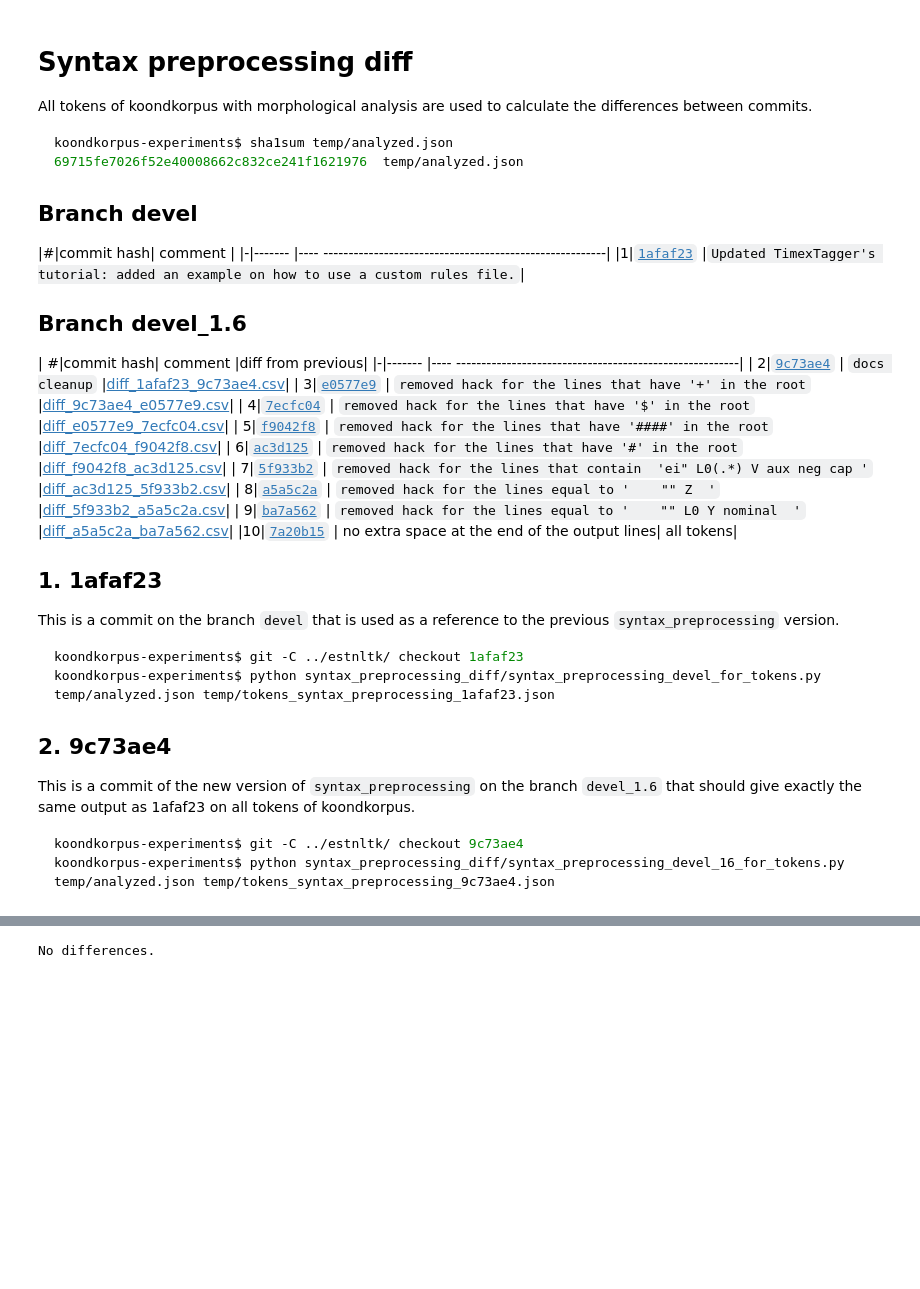
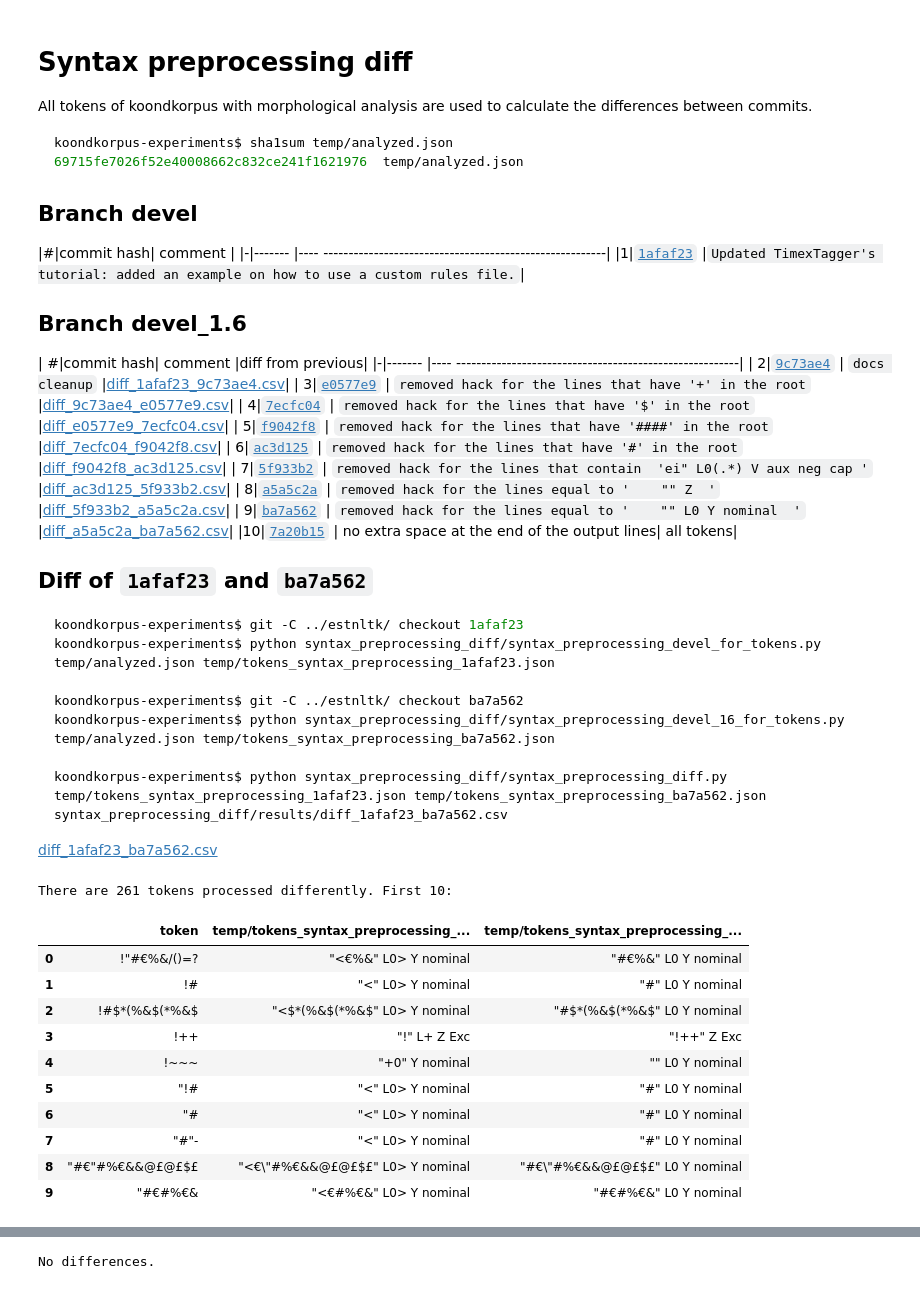
Before and after one commit to estnltk/koondkorpus-experiments, a Jupyter notebook: syntax_preprocessing_diff/syntax_preprocessing_diff.ipynb, the cells around one changed output, grey strips where cells are left out. Drawn from its saved outputs; the diff is of its cells as text; code cells hidden in the pictures; blank space fills up the shorter version.

Commit message:
added overall diff

````diff
--- a/syntax_preprocessing_diff/syntax_preprocessing_diff.ipynb
+++ b/syntax_preprocessing_diff/syntax_preprocessing_diff.ipynb
@@ -40,18 +40,29 @@ koondkorpus-experiments$ sha1sum temp/analyzed.json
 |10|[`7a20b15`](#10.-7a20b15) | no extra space at the end of the output lines| all tokens|
 
 
-## 1. 1afaf23
-
-This is a commit on the branch `devel` that is used as a reference to the previous `syntax_preprocessing` version.
-
+## Diff of `1afaf23` and `ba7a562`
 ```bash
 koondkorpus-experiments$ git -C ../estnltk/ checkout 1afaf23
 koondkorpus-experiments$ python syntax_preprocessing_diff/syntax_preprocessing_devel_for_tokens.py temp/analyzed.json temp/tokens_syntax_preprocessing_1afaf23.json
+
+koondkorpus-experiments$ git -C ../estnltk/ checkout ba7a562
+koondkorpus-experiments$ python syntax_preprocessing_diff/syntax_preprocessing_devel_16_for_tokens.py temp/analyzed.json temp/tokens_syntax_preprocessing_ba7a562.json
+
+koondkorpus-experiments$ python syntax_preprocessing_diff/syntax_preprocessing_diff.py temp/tokens_syntax_preprocessing_1afaf23.json temp/tokens_syntax_preprocessing_ba7a562.json syntax_preprocessing_diff/results/diff_1afaf23_ba7a562.csv
 ```
-
-## 2. 9c73ae4
-This is a commit of the new version of `syntax_preprocessing` on the branch `devel_1.6` that should give exactly the same output as 1afaf23 on all tokens of koondkorpus.
-```bash
-koondkorpus-experiments$ git -C ../estnltk/ checkout 9c73ae4
-koondkorpus-experiments$ python syntax_preprocessing_diff/syntax_preprocessing_devel_16_for_tokens.py temp/analyzed.json temp/tokens_syntax_preprocessing_9c73ae4.json
-```
+[diff_1afaf23_ba7a562.csv](results/diff_1afaf23_ba7a562.csv)
+# %%
+show_diff('results/diff_1afaf23_ba7a562.csv')
+# %% [output]
+There are 261 tokens processed differently. First 10:
+|  | token | temp/tokens_syntax_preprocessing_... | temp/tokens_syntax_preprocessing_... |
+| 0 | !"#€%&/()=? | "<€%&" L0> Y nominal | "#€%&" L0 Y nominal |
+| 1 | !# | "<" L0> Y nominal | "#" L0 Y nominal |
+| 2 | !#$*(%&$(*%&$ | "<$*(%&$(*%&$" L0> Y nominal | "#$*(%&$(*%&$" L0 Y nominal |
+| 3 | !++ | "!" L+ Z Exc | "!++" Z Exc |
+| 4 | !~~~ | "+0" Y nominal | "" L0 Y nominal |
+| 5 | "!# | "<" L0> Y nominal | "#" L0 Y nominal |
+| 6 | "# | "<" L0> Y nominal | "#" L0 Y nominal |
+| 7 | "#"- | "<" L0> Y nominal | "#" L0 Y nominal |
+| 8 | "#€"#%€&&@£@£$£ | "<€\"#%€&&@£@£$£" L0> Y nominal | "#€\"#%€&&@£@£$£" L0 Y nominal |
+| 9 | "#€#%€& | "<€#%€&" L0> Y nominal | "#€#%€&" L0 Y nominal |
````
Also changed, not shown: parts of 1 cell of this notebook.
